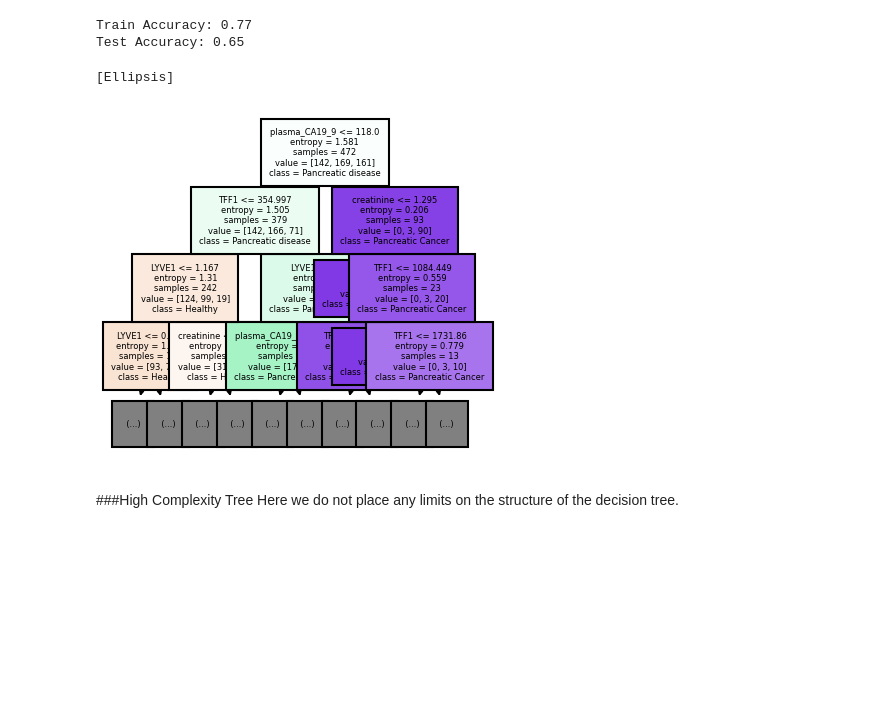
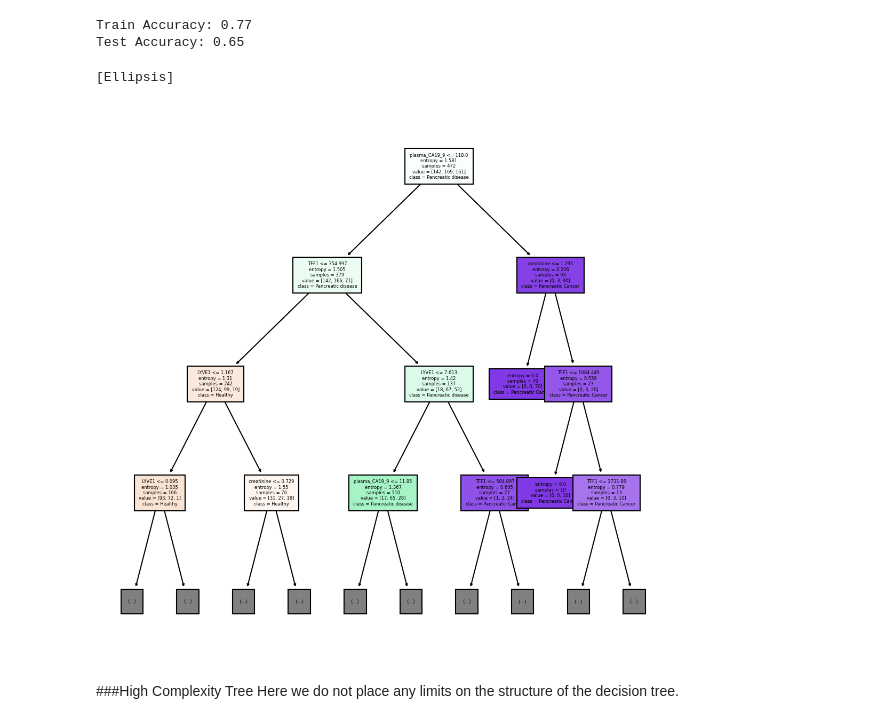
Before and after one commit to IndraniMandal/New-Revisions, a Jupyter notebook: Model_Evaluation.ipynb, the cells around one changed output. Drawn from its saved outputs; the diff is of its cells as text; code cells hidden in the pictures; blank space fills up the shorter version.

```diff
--- a/Model_Evaluation.ipynb
+++ b/Model_Evaluation.ipynb
@@ -172,16 +172,16 @@ Test Accuracy: 0.65
 # %%
 # Visualize the decision tree model
 import matplotlib.pyplot as plt  # visualization library
 from sklearn.tree import plot_tree
-fig, axes = plt.subplots(1, 1, figsize=(3,3), dpi=150)
+fig, axes = plt.subplots(1, 1, figsize=(9,9), dpi=150)
 plot_tree(dtree, fontsize=4, filled=True,
                max_depth=3,
                feature_names= features.columns,
                class_names= ['Healthy','Pancreatic disease','Pancreatic Cancer'])
 [...]
 # %% [output]
 [Ellipsis]
-[figure, old version]
+[figure, new version]
 # %% [markdown]
 ###High Complexity Tree
 Here we do not place any limits on the structure of the decision tree.
```
Also changed, not shown: parts of 3 cells of this notebook.
